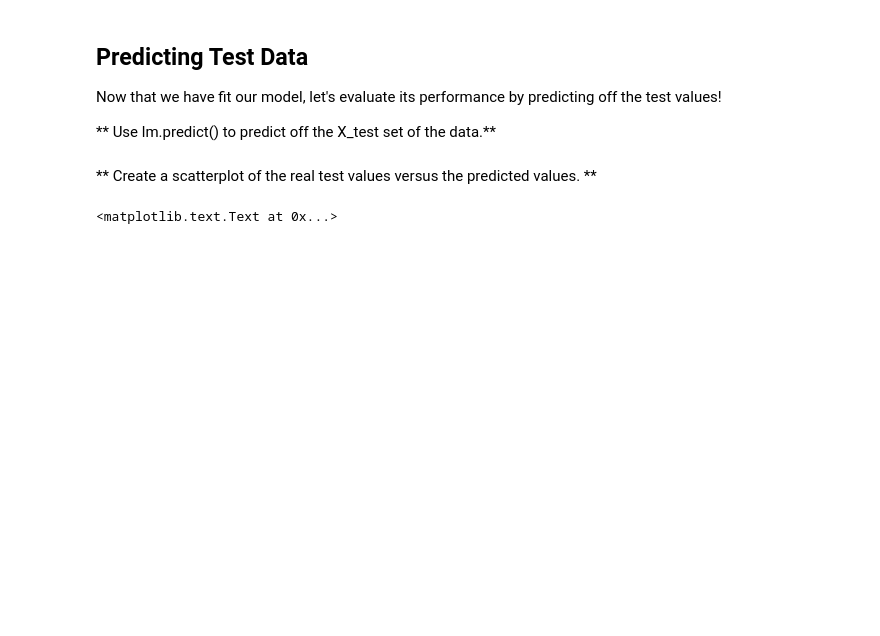
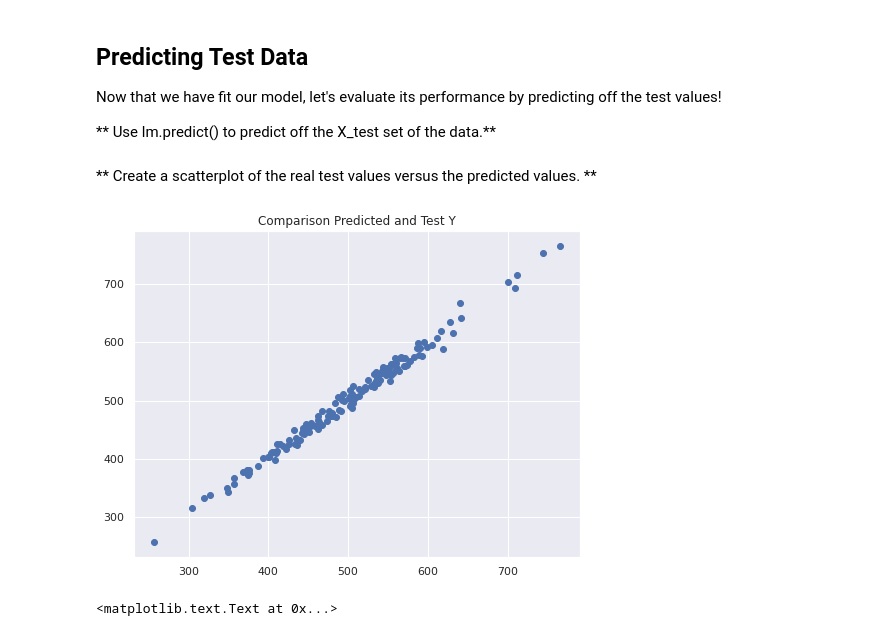
Before and after one commit to giginar/Machinelearning, a Jupyter notebook: yigit_kucukcinar_lab2.ipynb, the cells around one changed output. Drawn from its saved outputs; the diff is of its cells as text; code cells hidden in the pictures; blank space fills up the shorter version.

```diff
--- a/yigit_kucukcinar_lab2.ipynb
+++ b/yigit_kucukcinar_lab2.ipynb
@@ -151,3 +167,5 @@ Now that we've explored the data a bit, let's go ahead and split the data into t
+# %%
+X_train, X_test, y_train, y_test = train_test_split(X, y, test_size=0.3, random_state=101)
 # %% [markdown]
 ## Training the Model
 
@@ -157,4 +177,6 @@ Now its time to train our model on our training data!
 # %% [markdown]
 **Create an instance of a LinearRegression() model named lm.**
+# %%
+lr = LinearRegression()
 # %% [markdown]
 ** Train/fit lm on the training data.**
@@ -164,2 +183,4 @@ LinearRegression(copy_X=True, fit_intercept=True, n_jobs=1, normalize=False)
+# %%
+lrModel = lr.fit(X_train,y_train)
 # %% [markdown]
 **Print out the coefficients of the model**
@@ -172,8 +193,17 @@ Coefficients:
 Now that we have fit our model, let's evaluate its performance by predicting off the test values!
 
 ** Use lm.predict() to predict off the X_test set of the data.**
+# %%
+predictions = lrModel.predict(X_test)
 # %% [markdown]
 ** Create a scatterplot of the real test values versus the predicted values. **
+# %%
+plt.figure(figsize=(8,6))
+plt.scatter(x=y_test,y=predictions)
+plt.title("Comparison Predicted and Test Y")
+plt.show()
+# %% [output]
+[figure, added]
 # %%
 # %% [output]
 <matplotlib.text.Text at 0x...>
```
Also changed, not shown: parts of 25 cells of this notebook.
